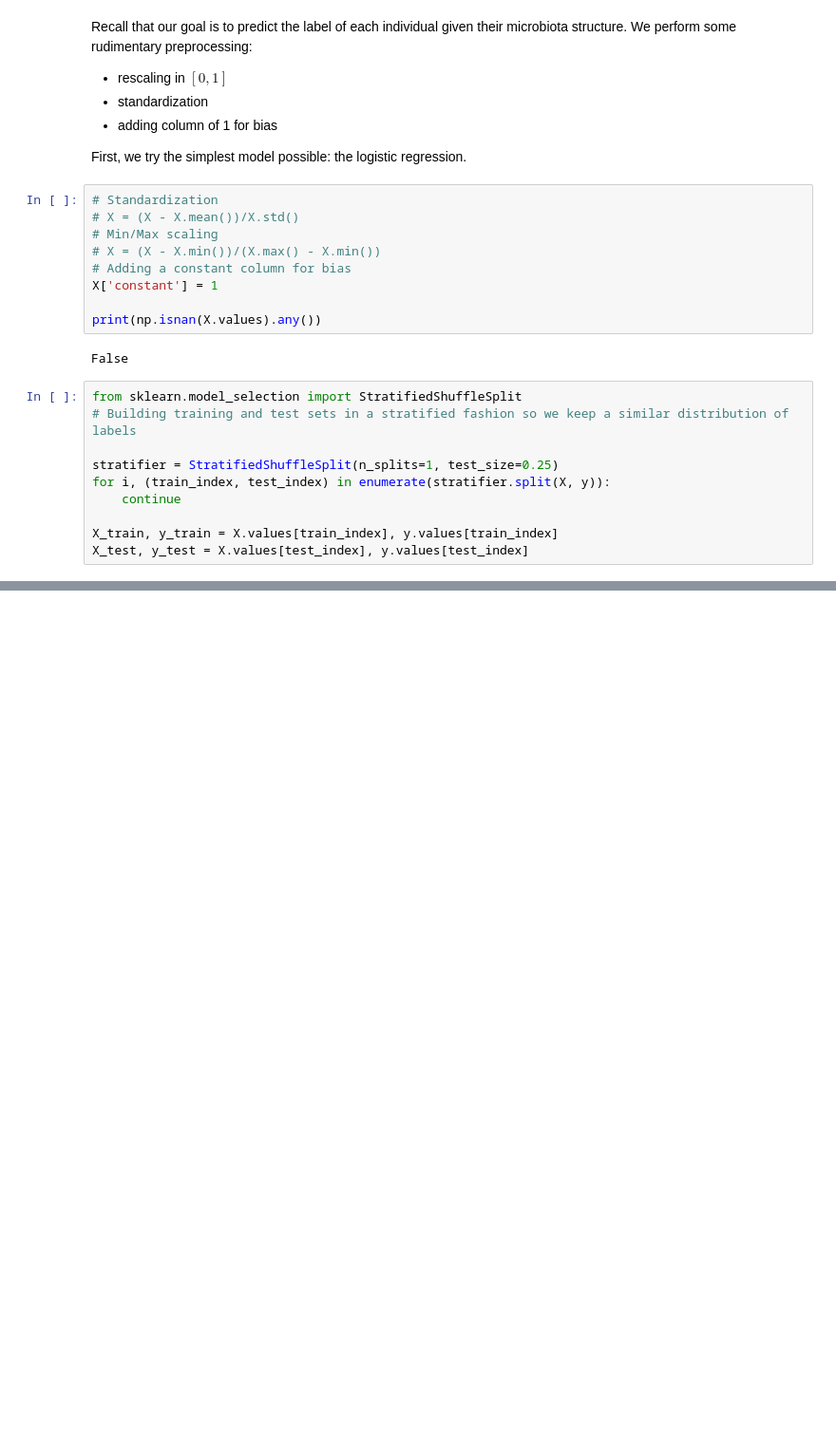
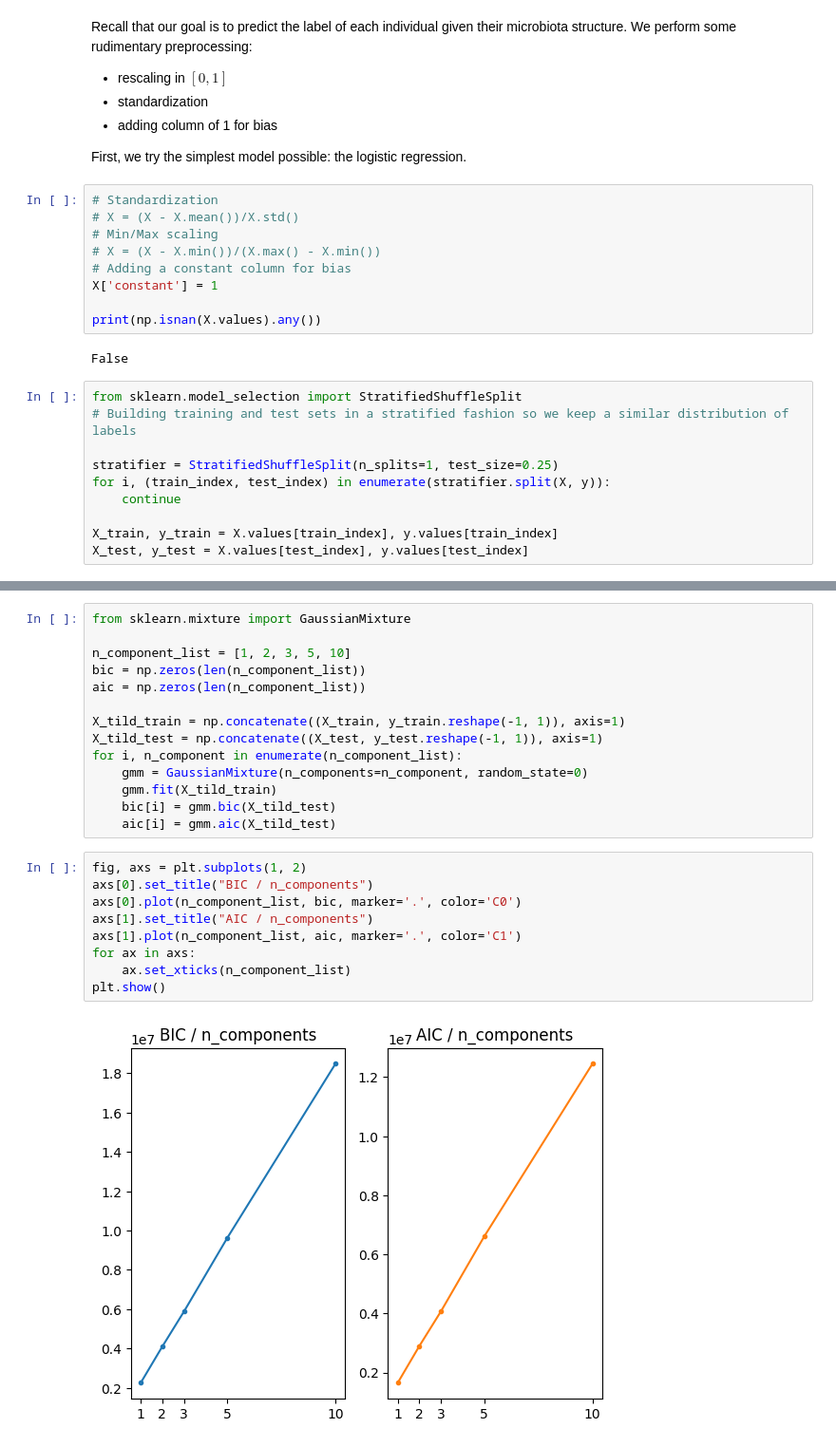
Before and after one commit to AlexandreChaussard/Stage-Microbiote, a Jupyter notebook: Expectation-Maximization/data_exploration.ipynb, the cells around one changed output, grey strips where cells are left out. Shown at 95% size. Saved outputs shown, nothing was run; the diff lists cells and outputs as text; blank space fills up the shorter version.

```diff
--- a/Expectation-Maximization/data_exploration.ipynb
+++ b/Expectation-Maximization/data_exploration.ipynb
@@ -239,0 +252,25 @@ Confusion matrix:
+# %%
+from sklearn.mixture import GaussianMixture
+
+n_component_list = [1, 2, 3, 5, 10]
+bic = np.zeros(len(n_component_list))
+aic = np.zeros(len(n_component_list))
+
+X_tild_train = np.concatenate((X_train, y_train.reshape(-1, 1)), axis=1)
+X_tild_test = np.concatenate((X_test, y_test.reshape(-1, 1)), axis=1)
+for i, n_component in enumerate(n_component_list):
+    gmm = GaussianMixture(n_components=n_component, random_state=0)
+    gmm.fit(X_tild_train)
+    bic[i] = gmm.bic(X_tild_test)
+    aic[i] = gmm.aic(X_tild_test)
+# %%
+fig, axs = plt.subplots(1, 2)
+axs[0].set_title("BIC / n_components")
+axs[0].plot(n_component_list, bic, marker='.', color='C0')
+axs[1].set_title("AIC / n_components")
+axs[1].plot(n_component_list, aic, marker='.', color='C1')
+for ax in axs:
+    ax.set_xticks(n_component_list)
+plt.show()
+# %% [output]
+[figure, added]
```
Also changed, not shown: parts of 4 cells of this notebook, 2 other files.
